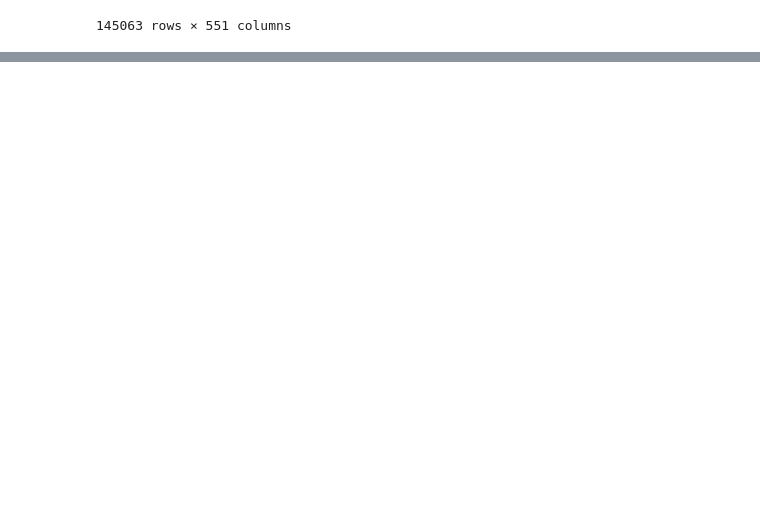
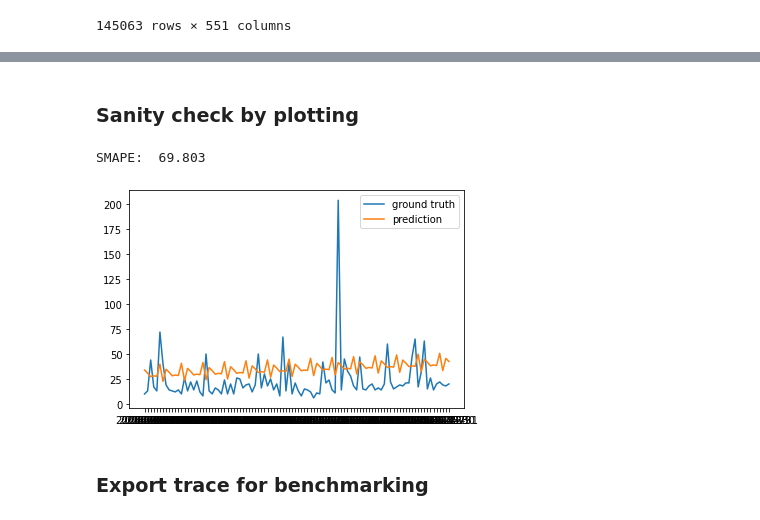
Before and after one commit to liaopeiyuan/large-scale-hts-reconciliation, a Jupyter notebook: notebooks/prepare_wikipeida_forecast.ipynb, the cells around one changed output, grey strips where cells are left out. Saved outputs shown, nothing was run; the diff lists cells and outputs as text; code cells hidden in the pictures; blank space fills up the shorter version.

Commit message:
preparing Wikipedia data

```diff
--- a/notebooks/prepare_wikipeida_forecast.ipynb
+++ b/notebooks/prepare_wikipeida_forecast.ipynb
@@ -71,3 +53,5 @@ result = dask_series.compute()
+# %% [markdown]
+### Sanity check by plotting
 # %%
 import pickle
-pickle.dump(result[0], open('result.pkl', 'wb'))
+predictions = pickle.load(open(data_dir + 'wikipedia_time_series_prediction_raw/result.pkl', 'rb'))
@@ -89,0 +58,19 @@ for i, ro in tqdm(df.iterrows(), total=len(df)):
+# %%
+import seaborn as sns
+
+def smape(a, f):
+    return 1/len(a) * np.sum(2 * np.abs(f-a) / (np.abs(a) + np.abs(f))*100)
+
+pred = predictions[0][1]
+index = list(df.columns)[1:][-100:]
+gt = df.iloc[0,:].values[-100:]
+
+sns.lineplot(x=index, y=gt, label='ground truth')
+sns.lineplot(x=index, y=pred, label='prediction')
+
+print("SMAPE: ", smape(gt, pred).round(3))
+# %% [output]
+SMAPE:  69.803
+[figure, added]
+# %% [markdown]
+### Export trace for benchmarking
```
Also changed, not shown: parts of 8 cells of this notebook.
